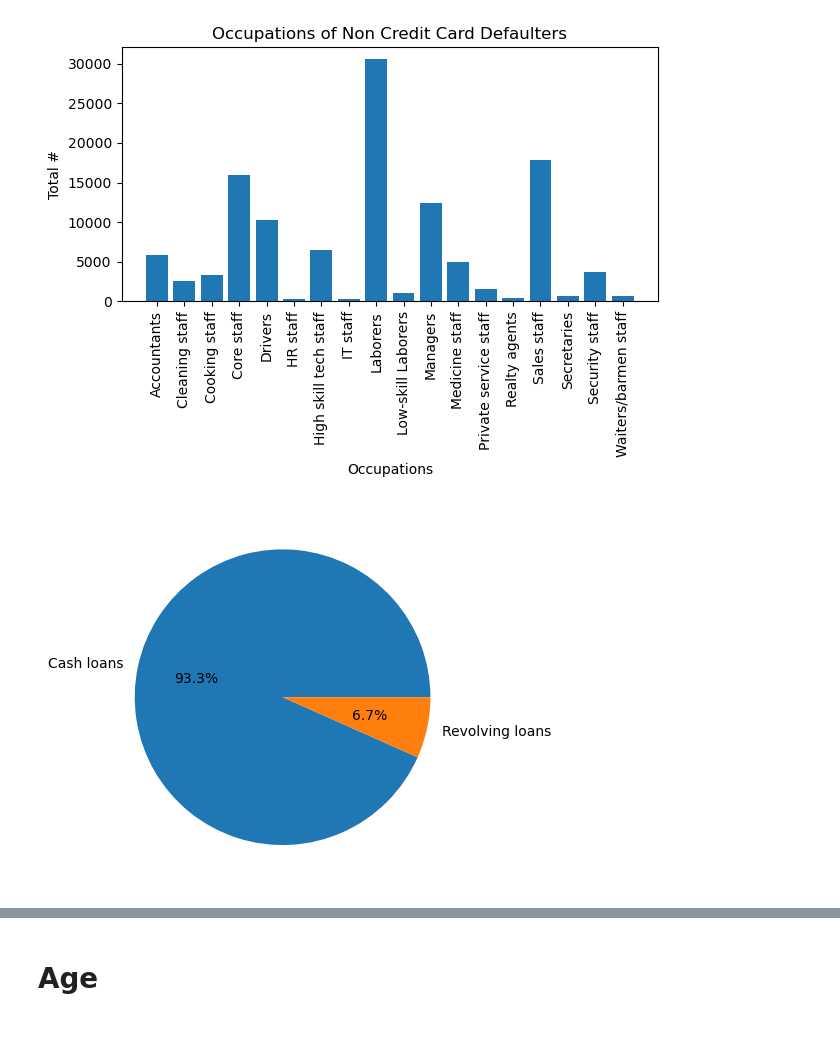
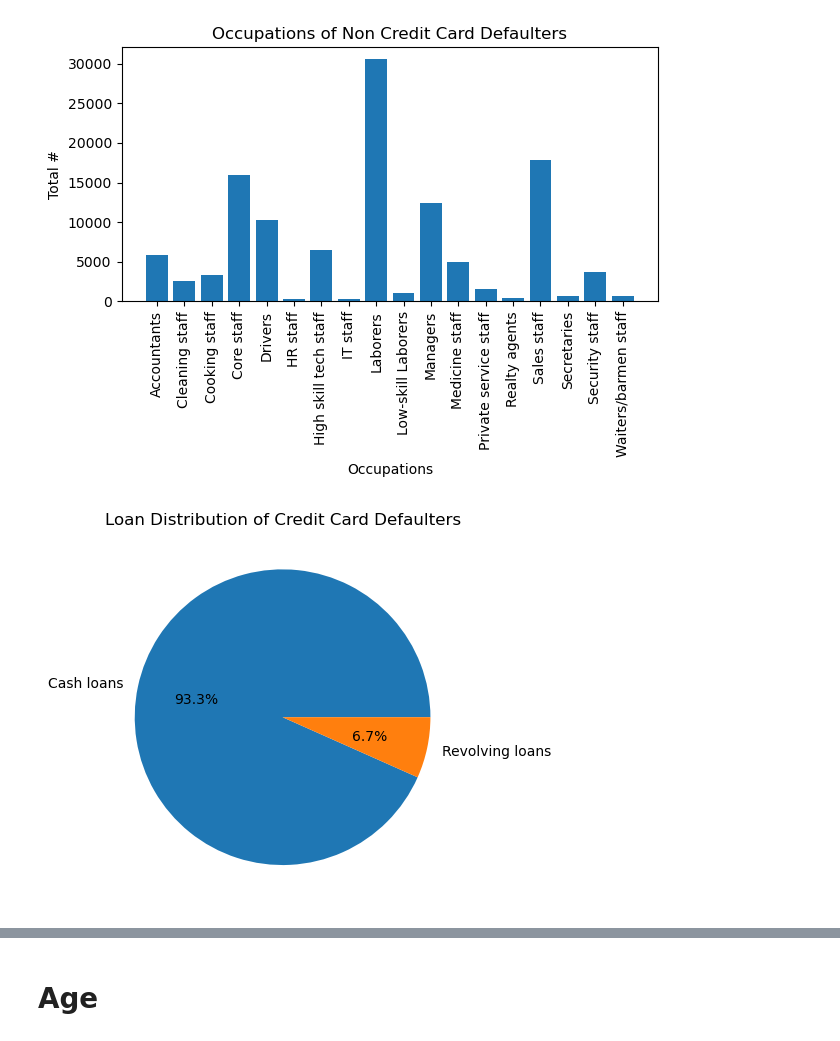
Before and after one commit to rwoodill/credit-card-defaulter-analysis, a Jupyter notebook: combined_coding.ipynb, the cells around one changed output, grey strips where cells are left out. Saved outputs shown, nothing was run; the diff lists cells and outputs as text; code cells hidden in the pictures.

```diff
--- a/combined_coding.ipynb
+++ b/combined_coding.ipynb
@@ -248,9 +249,10 @@ plt.show()
 loans = df_defaulters.groupby(['NAME_CONTRACT_TYPE'], as_index = False)['OCCUPATION_TYPE'].count()
 # %%
 plt.pie(loans['OCCUPATION_TYPE'],  autopct="%1.1f%%", labels=(loans['NAME_CONTRACT_TYPE']))
+plt.title("Loan Distribution of Credit Card Defaulters")
 plt.savefig("figures\Loans-Defaulters")
 # %% [output]
-[figure, old version]
+[figure, new version]
 # %%
 loans1 = df_normal.groupby(['NAME_CONTRACT_TYPE'], as_index = False)['OCCUPATION_TYPE'].count()
 # %%
```
Also changed, not shown: parts of 2 cells of this notebook, 13 other files.
